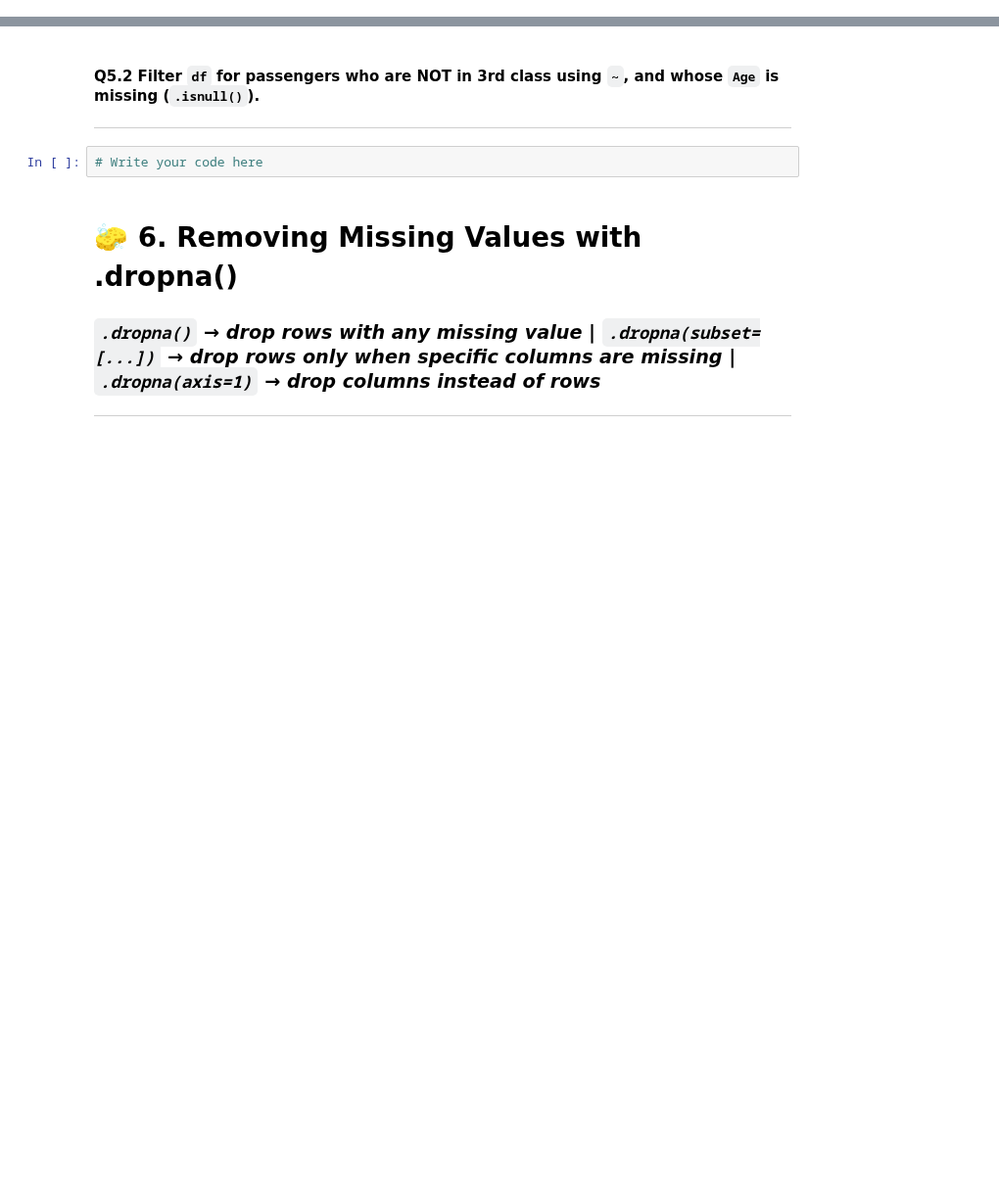
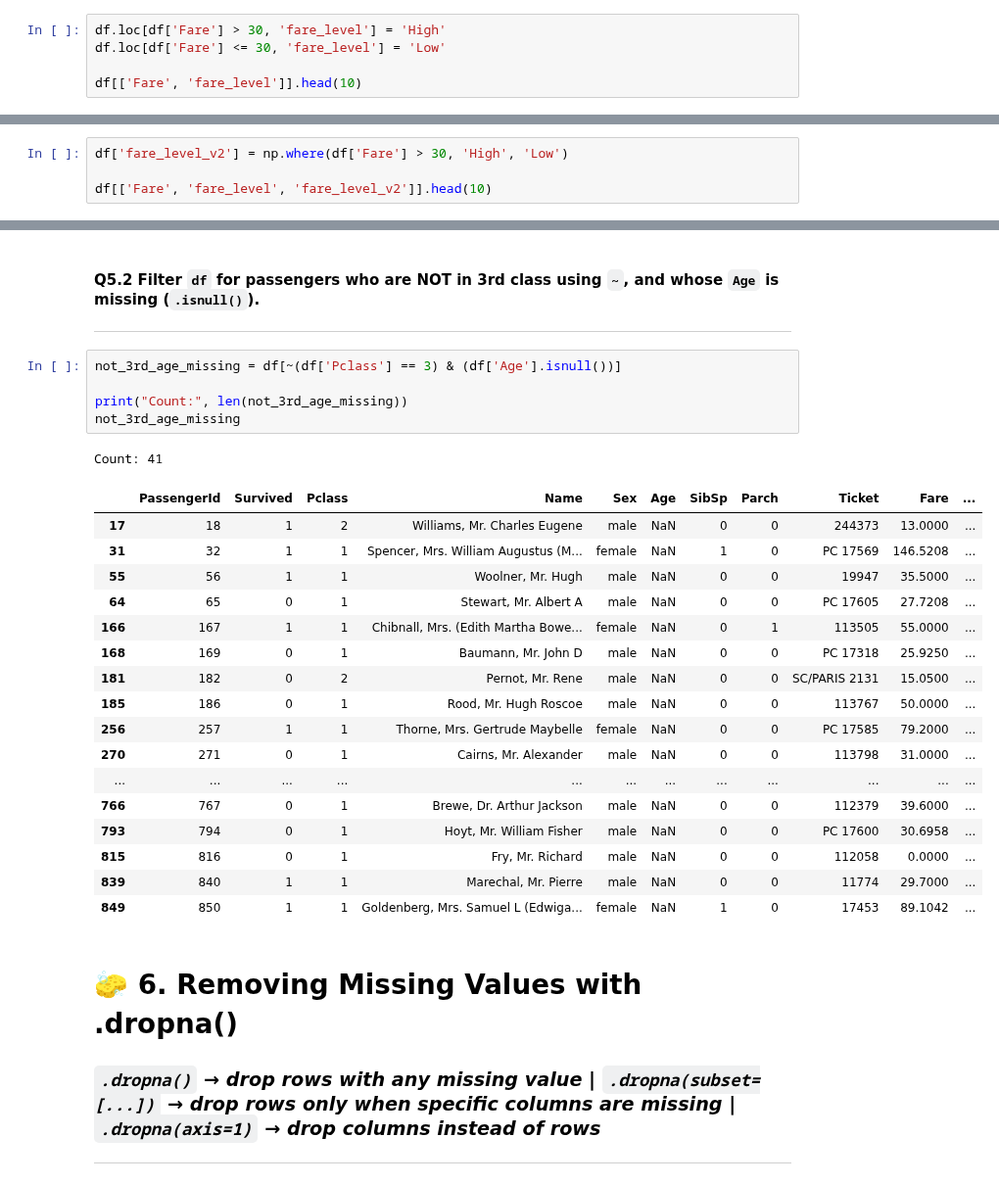
Before and after one commit to Ironankit525/sem_3_ML, a Jupyter notebook: class12/Pandas_Practice_Session_2.ipynb, the cells around one changed output, grey strips where cells are left out. Shown at 98% size. Drawn from its saved outputs; the diff is of its cells as text; blank space fills up the shorter version.

```diff
--- a/class12/Pandas_Practice_Session_2.ipynb
+++ b/class12/Pandas_Practice_Session_2.ipynb
@@ -90,0 +159,5 @@ df.head()
+# %%
+df.loc[df['Fare'] > 30, 'fare_level'] = 'High'
+df.loc[df['Fare'] <= 30, 'fare_level'] = 'Low'
+
+df[['Fare', 'fare_level']].head(10)
@@ -96,0 +180,4 @@ df.head()
+# %%
+df['fare_level_v2'] = np.where(df['Fare'] > 30, 'High', 'Low')
+
+df[['Fare', 'fare_level', 'fare_level_v2']].head(10)
@@ -110,8 +220,30 @@ df.head()
 #### **Q5.2 Filter `df` for passengers who are NOT in 3rd class using `~`, and whose `Age` is missing (`.isnull()`).**
 
 ---
-# %%
-# Write your code here
+# %%
+not_3rd_age_missing = df[~(df['Pclass'] == 3) & (df['Age'].isnull())]
+
+print("Count:", len(not_3rd_age_missing))
+not_3rd_age_missing
+# %% [output]
+Count: 41
+|  | PassengerId | Survived | Pclass | Name | Sex | Age | SibSp | Parch | Ticket | Fare | ... |
+| 17 | 18 | 1 | 2 | Williams, Mr. Charles Eugene | male | NaN | 0 | 0 | 244373 | 13.0000 | ... |
+| 31 | 32 | 1 | 1 | Spencer, Mrs. William Augustus (M... | female | NaN | 1 | 0 | PC 17569 | 146.5208 | ... |
+| 55 | 56 | 1 | 1 | Woolner, Mr. Hugh | male | NaN | 0 | 0 | 19947 | 35.5000 | ... |
+| 64 | 65 | 0 | 1 | Stewart, Mr. Albert A | male | NaN | 0 | 0 | PC 17605 | 27.7208 | ... |
+| 166 | 167 | 1 | 1 | Chibnall, Mrs. (Edith Martha Bowe... | female | NaN | 0 | 1 | 113505 | 55.0000 | ... |
+| 168 | 169 | 0 | 1 | Baumann, Mr. John D | male | NaN | 0 | 0 | PC 17318 | 25.9250 | ... |
+| 181 | 182 | 0 | 2 | Pernot, Mr. Rene | male | NaN | 0 | 0 | SC/PARIS 2131 | 15.0500 | ... |
+| 185 | 186 | 0 | 1 | Rood, Mr. Hugh Roscoe | male | NaN | 0 | 0 | 113767 | 50.0000 | ... |
+| 256 | 257 | 1 | 1 | Thorne, Mrs. Gertrude Maybelle | female | NaN | 0 | 0 | PC 17585 | 79.2000 | ... |
+| 270 | 271 | 0 | 1 | Cairns, Mr. Alexander | male | NaN | 0 | 0 | 113798 | 31.0000 | ... |
+| ... | ... | ... | ... | ... | ... | ... | ... | ... | ... | ... | ... |
+| 766 | 767 | 0 | 1 | Brewe, Dr. Arthur Jackson | male | NaN | 0 | 0 | 112379 | 39.6000 | ... |
+| 793 | 794 | 0 | 1 | Hoyt, Mr. William Fisher | male | NaN | 0 | 0 | PC 17600 | 30.6958 | ... |
+| 815 | 816 | 0 | 1 | Fry, Mr. Richard | male | NaN | 0 | 0 | 112058 | 0.0000 | ... |
+| 839 | 840 | 1 | 1 | Marechal, Mr. Pierre | male | NaN | 0 | 0 | 11774 | 29.7000 | ... |
+| 849 | 850 | 1 | 1 | Goldenberg, Mrs. Samuel L (Edwiga... | female | NaN | 1 | 0 | 17453 | 89.1042 | ... |
 # %% [markdown]
 # 🧽 **6. Removing Missing Values with .dropna()**
 
```
Also changed, not shown: parts of 54 cells of this notebook, 2 other files.
